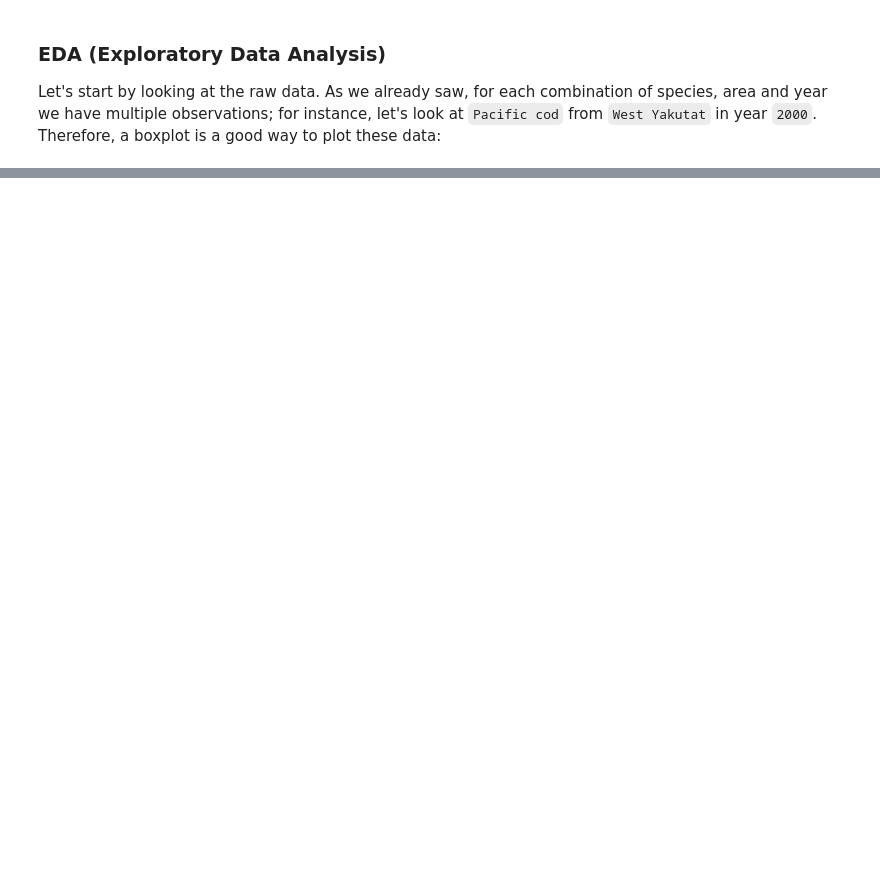
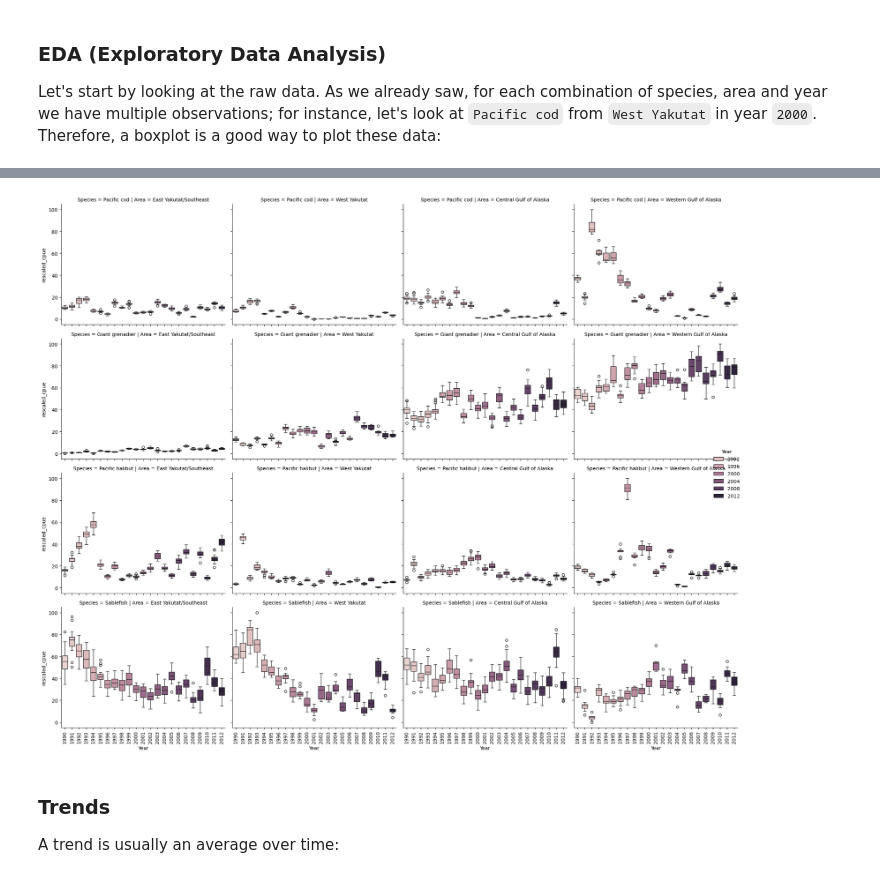
Before and after one commit to filippob/longitudinal_data_analysis, a Jupyter notebook: day_1/1.longitudinal_data.ipynb, the cells around one changed output, grey strips where cells are left out. Saved outputs shown, nothing was run; the diff lists cells and outputs as text; code cells hidden in the pictures; blank space fills up the shorter version.

Commit message:
translated up to trends (not finished)

```diff
--- a/day_1/1.longitudinal_data.ipynb
+++ b/day_1/1.longitudinal_data.ipynb
@@ -119,0 +203,13 @@ Let's start by looking at the raw data. As we already saw, for each combination
+# %%
+# Define the rescale function
+def rescale01(x):
+    rng = (np.nanmin(x), np.nanmax(x))
+    return 100 * (x - rng[0]) / (rng[1] - rng[0]) if rng[1] != rng[0] else np.zeros_like(x)
+
+# Assuming 'fish' is a pandas DataFrame with columns: 'Species', 'CPUE'
+# Group by 'Species' and apply the rescaling to each group
+
+fish['rescaled_cpue'] = (
+    fish.groupby('Species')['CPUE']
+    .transform(rescale01)
+)
@@ -119,0 +226,28 @@ Let's start by looking at the raw data. As we already saw, for each combination
+# %%
+g = sns.catplot(
+    data=fish,
+    x='Year',
+    y='rescaled_cpue',
+    hue='Year',
+    col='Area',
+    col_order = ['East Yakutat/Southeast', 'West Yakutat', 'Central Gulf of Alaska', 'Western Gulf of Alaska'],
+    row='Species',
+    kind='box',
+    height=4,
+    aspect=1.2,
+    sharey=True  # allow individual y-axis, we'll manually sync per row
+)
+
+# Rotate x-axis labels
+for ax in g.axes.flatten():
+    for label in ax.get_xticklabels():
+        label.set_rotation(90)
+
+plt.tight_layout()
+plt.show()
+# %% [output]
+[figure, added]
+# %% [markdown]
+### Trends
+
+A trend is usually an average over time:
```
Also changed, not shown: parts of 16 cells of this notebook.
